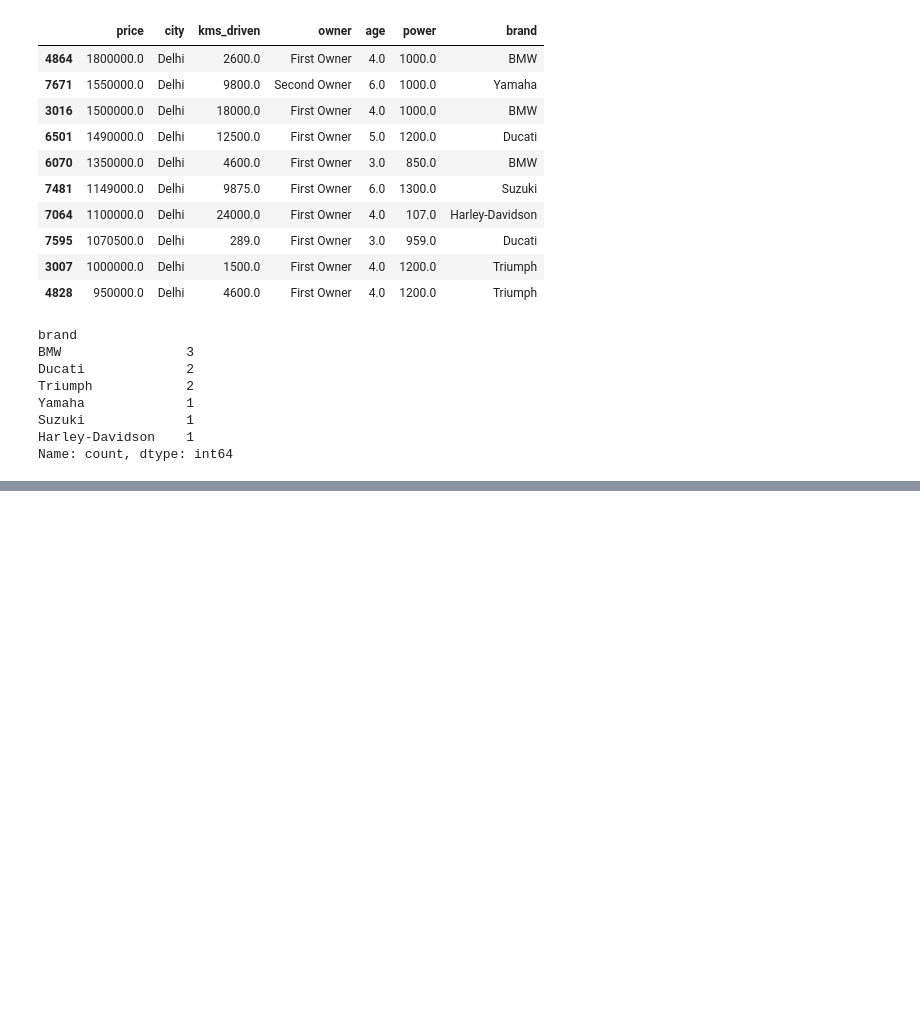
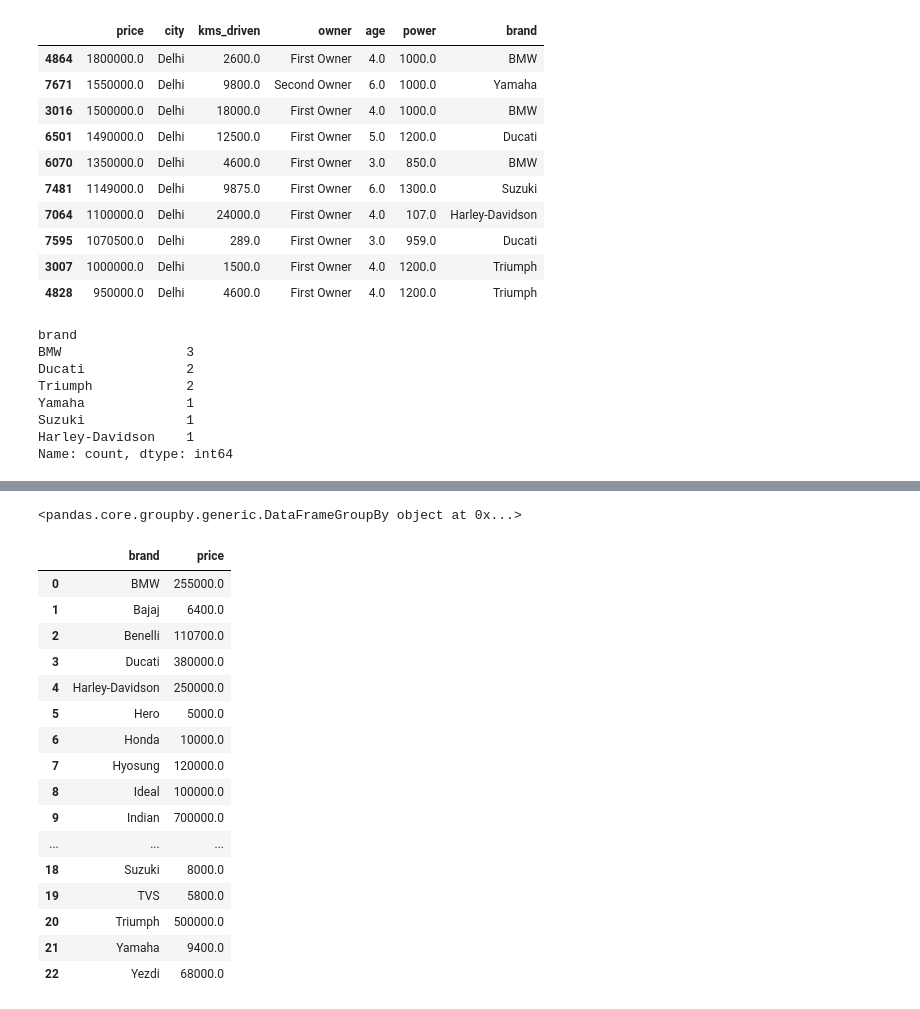
Before and after one commit to upflairs-pvt-ltd/1st_june_data_science, a Jupyter notebook: pandas.ipynb, the cells around one changed output, grey strips where cells are left out. Saved outputs shown, nothing was run; the diff lists cells and outputs as text; code cells hidden in the pictures; blank space fills up the shorter version.

```diff
--- a/pandas.ipynb
+++ b/pandas.ipynb
@@ -829,0 +979,27 @@ top_ten_highest_price_bike.to_csv('delhi_top_ten.csv',index=False)
+# %%
+group = df.groupby('brand')
+group
+# %% [output]
+<pandas.core.groupby.generic.DataFrameGroupBy object at 0x...>
+# %%
+min_prices = group[['price']].min()
+# %%
+min_prices.reset_index()  #find out the min price brand
+# %% [output]
+|  | brand | price |
+| 0 | BMW | 255000.0 |
+| 1 | Bajaj | 6400.0 |
+| 2 | Benelli | 110700.0 |
+| 3 | Ducati | 380000.0 |
+| 4 | Harley-Davidson | 250000.0 |
+| 5 | Hero | 5000.0 |
+| 6 | Honda | 10000.0 |
+| 7 | Hyosung | 120000.0 |
+| 8 | Ideal | 100000.0 |
+| 9 | Indian | 700000.0 |
+| ... | ... | ... |
+| 18 | Suzuki | 8000.0 |
+| 19 | TVS | 5800.0 |
+| 20 | Triumph | 500000.0 |
+| 21 | Yamaha | 9400.0 |
+| 22 | Yezdi | 68000.0 |
```
Also changed, not shown: parts of 30 cells of this notebook.
